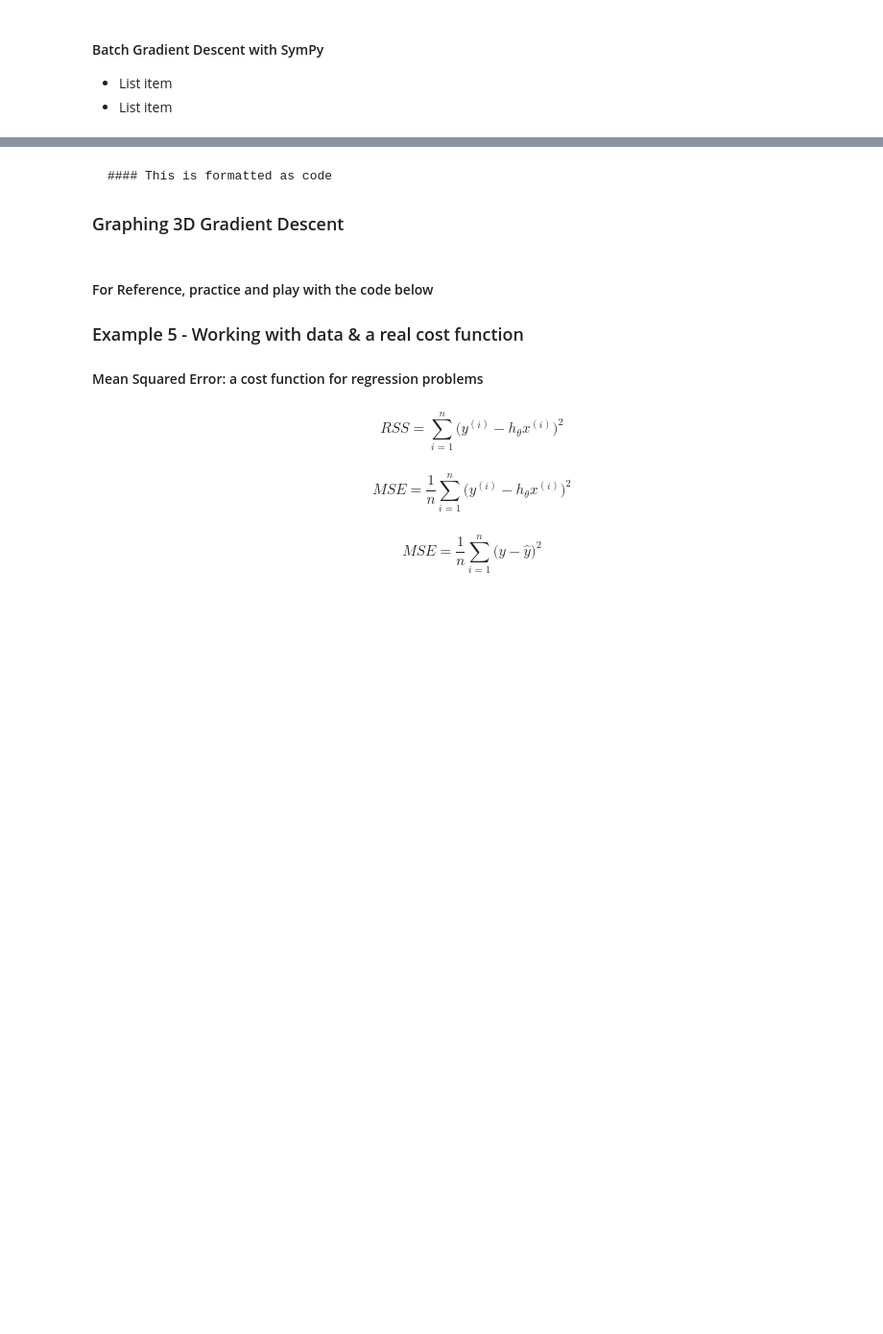
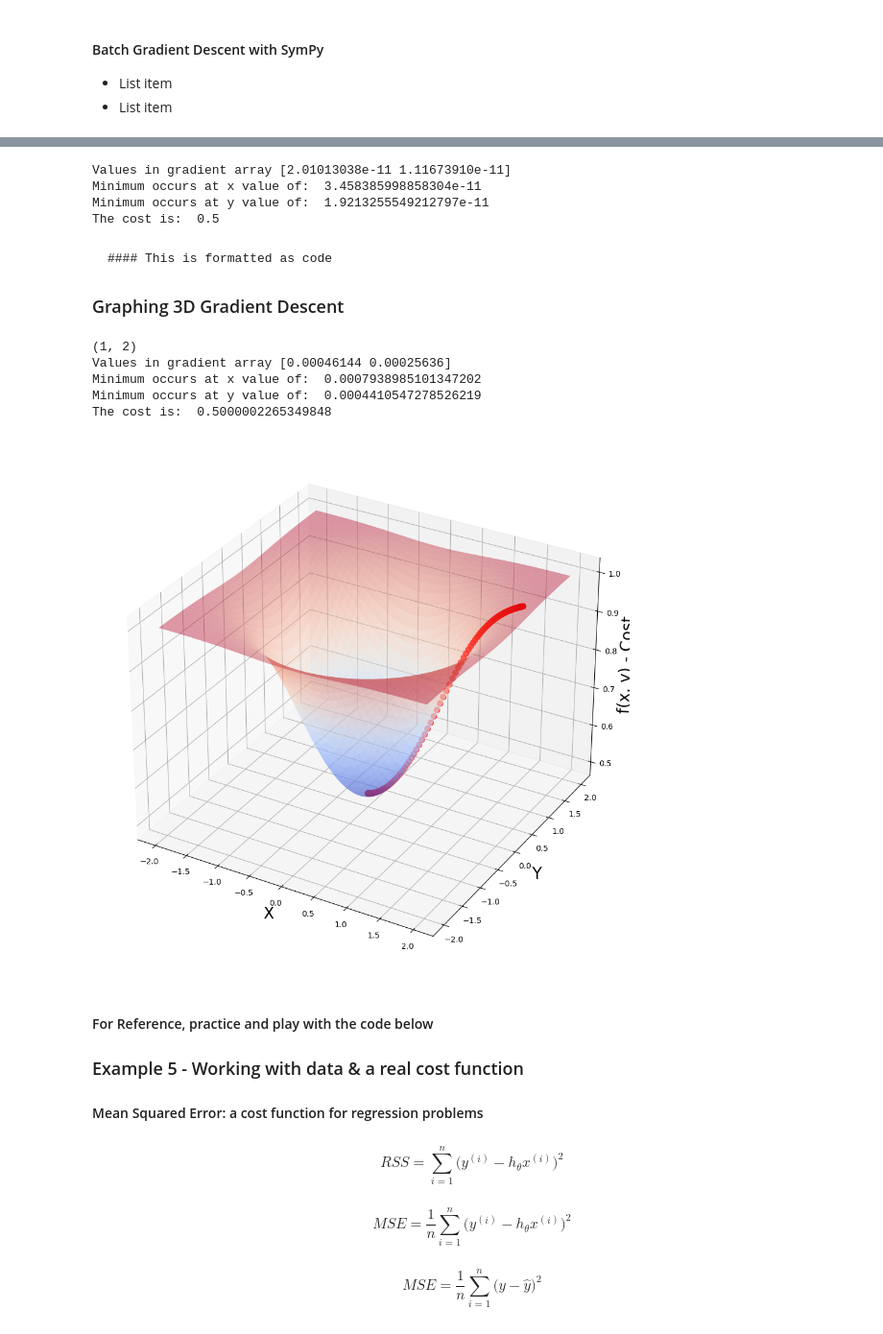
Before and after one commit to Tejasri-Pendota/FMML_Projects_and_Labs, a Jupyter notebook: M4_Project.ipynb, the cells around one changed output, grey strips where cells are left out. Shown at 96% size. Drawn from its saved outputs; the diff is of its cells as text; code cells hidden in the pictures; blank space fills up the shorter version.

```diff
--- a/M4_Project.ipynb
+++ b/M4_Project.ipynb
@@ -624,10 +681,10 @@ print('The cost is: ', f(params[0], params[1]))
 
 # Partial derivative functions example 4
 def fpx(x, y):
-    return ## [REQUIRED]
+    return (2 * x * 3**(-x**2 - y**2) * np.log(3)) / (3**(-x**2 - y**2) + 1)**2
 
 def fpy(x, y):
-    return ## [REQUIRED]
+    return (2 * y * 3**(-x**2 - y**2) * np.log(3)) / (3**(-x**2 - y**2) + 1)**2
 # %%
 # Setup
 multiplier = 0.1
@@ -645,6 +702,11 @@ print('Values in gradient array', gradients)
 print('Minimum occurs at x value of: ', params[0])
 print('Minimum occurs at y value of: ', params[1])
 print('The cost is: ', f(params[0], params[1]))
+# %% [output]
+Values in gradient array [2.01013038e-11 1.11673910e-11]
+Minimum occurs at x value of:  3.458385998858304e-11
+Minimum occurs at y value of:  1.9213255549212797e-11
+The cost is:  0.5
 # %% [markdown]
 
 
@@ -675,20 +737,29 @@ print('Values in gradient array', gradients)
 print('Minimum occurs at x value of: ', params[0])
 print('Minimum occurs at y value of: ', params[1])
 print('The cost is: ', f(params[0], params[1]))
+# %% [output]
+(1, 2)
+Values in gradient array [0.00046144 0.00025636]
+Minimum occurs at x value of:  0.0007938985101347202
+Minimum occurs at y value of:  0.0004410547278526219
+The cost is:  0.5000002265349848
 # %%
 # Generating 3D Plot
+
 fig = plt.figure(figsize=[16, 12])
-ax = fig.gca(projection='3d')
+ax = fig.add_subplot(111, projection='3d')
 
 ax.set_xlabel('X', fontsize=20)
 ax.set_ylabel('Y', fontsize=20)
 ax.set_zlabel('f(x, y) - Cost', fontsize=20)
 
 ax.plot_surface(x_4, y_4, f(x_4, y_4), cmap=cm.coolwarm, alpha=0.4)
 ax.scatter(values_array[:, 0], values_array[:, 1],
            f(values_array[:, 0], values_array[:, 1]), s=50, color='red')
 
 plt.show()
+# %% [output]
+[figure, added]
 # %% [markdown]
 #### For Reference, practice and play with the code below
 
```
Also changed, not shown: parts of 13 cells of this notebook.
